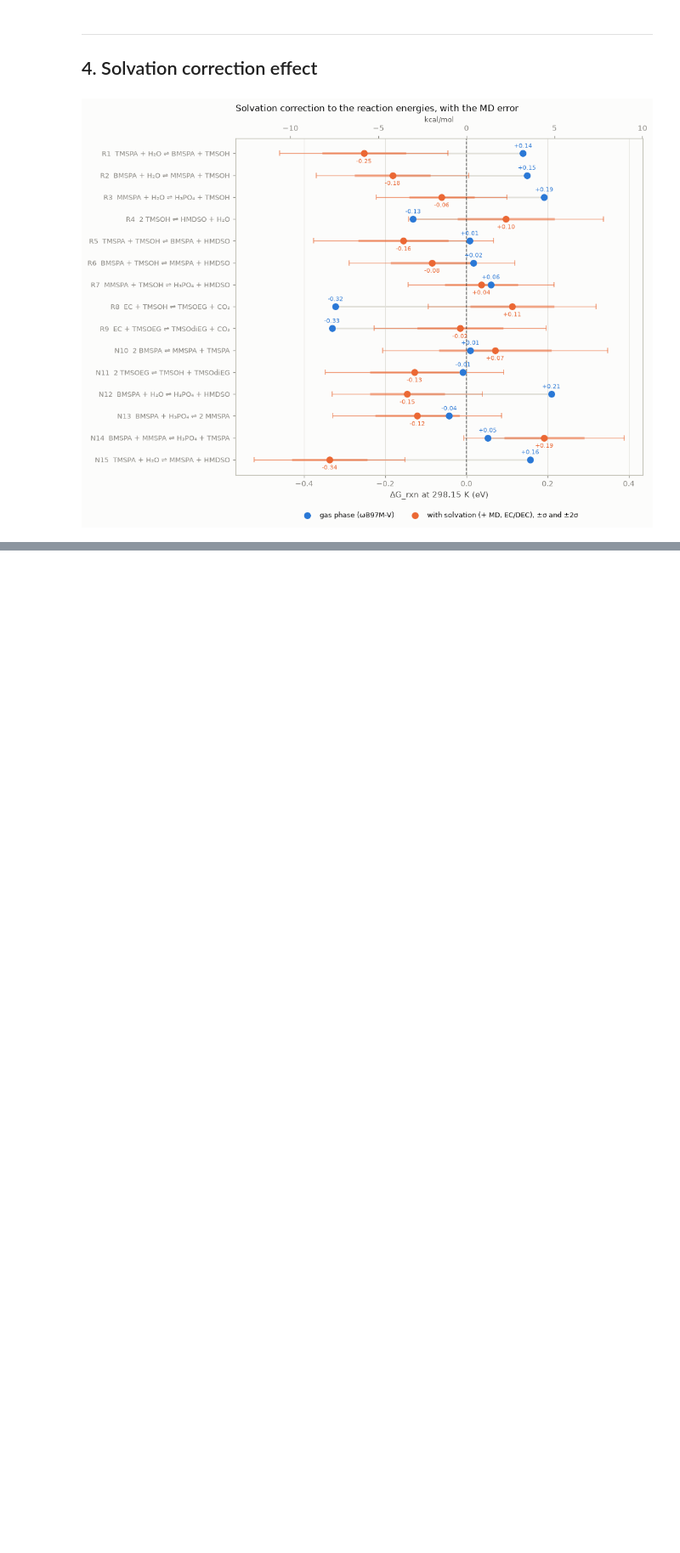
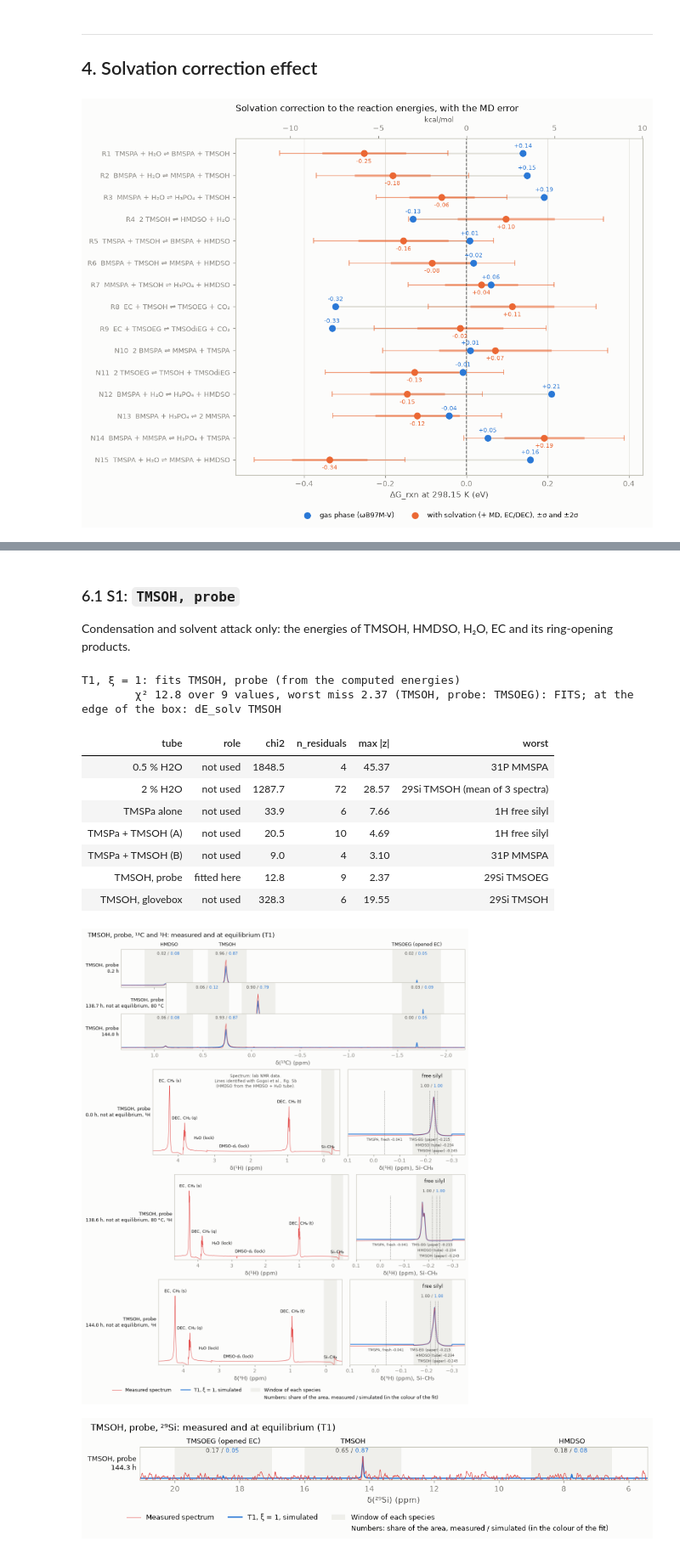
Before and after one commit to yralcaraz/atom-to-reactor, a Jupyter notebook: notebooks/06_fitting_thermo_rev01.ipynb, the cells around one changed output, grey strips where cells are left out. Shown at 85% size. Drawn from its saved outputs; the diff is of its cells as text; code cells hidden in the pictures; blank space fills up the shorter version.

```diff
--- a/notebooks/06_fitting_thermo_rev01.ipynb
+++ b/notebooks/06_fitting_thermo_rev01.ipynb
@@ -496,0 +555,21 @@ XI = 1.0      # ξ: a new sigma, E_solv,i within ±ξ·SD_i; ξ = 2 doubles the
+# %%
+V_ML = 1000.0   # volume of the mixture to prepare (mL)
+
+def tabulate_lab_recipe(tube, V_mL=V_ML):
+    # One row per compound: vol %, c0 of the recipe and of the observables, volume (µL) and mass (mg) for V_mL of mixture
+    solutes = RECIPE_VOL_FRAC[tube]
+    solvent = 1.0 - sum(solutes.values())
+    rows = {}
+    for sp, f in {**solutes, 'EC': solvent / 2, 'DEC': solvent / 2}.items():
+        rows[sp] = {'vol %': 100 * f,
+                    'c0 (mM)': 1e6 * f * DENSITY_G_ML[sp] / calculate_molar_mass(sp),
+                    'c0 in the data (mM)': 1000 * observables['samples'][tube]['c0_M'].get(sp, np.nan),
+                    'volume (mL)': f * V_mL,
+                    'mass (g)': f * V_mL * DENSITY_G_ML[sp]}
+    return pd.DataFrame.from_dict(rows, orient='index').rename_axis(f'{tube}, V = {V_mL:g} mL')
+
+
+for step, tube in STEP_TUBES.items():
+    print(f'{step}: {tube}')
+    display(tabulate_lab_recipe(tube).style.format({'vol %': '{:.2f}', 'c0 (mM)': '{:.1f}', 'c0 in the data (mM)': '{:.1f}',
+                                                    'volume (mL)': '{:.2f}', 'mass (g)': '{:.2f}'}, na_rep='—'))
@@ -496,0 +623,11 @@ XI = 1.0      # ξ: a new sigma, E_solv,i within ±ξ·SD_i; ξ = 2 doubles the
+# %%
+# Every usable spectrum of the tube each step adds, in the order taken: its number of scans, and per window the share
+# with its standard errors from the noise and from the baseline
+scans = pd.read_csv(REPO / 'notebooks' / 'results' / 'thermo1_steps' / 'spectra_shares.csv')
+for step, tube in STEP_TUBES.items():
+    print(f'{step}: {tube}')
+    spectra = scans[scans['tube'] == tube].sort_values('t_h', kind='stable')
+    spectra = spectra.rename(columns={'t_h': 't (h)', 'T_C': 'T (°C)', 'sigma_noise': 'σ noise', 'sigma_baseline': 'σ baseline'})
+    display(spectra.set_index(['nucleus', 't (h)', 'T (°C)', 'scans', 'file'])[['window', 'share', 'σ noise', 'σ baseline']]
+            .style.format({'share': '{:.3f}', 'σ noise': '{:.3f}', 'σ baseline': '{:.3f}'})
+            .format_index('{:.1f}', level=[1, 2]))
@@ -496,0 +905,20 @@ XI = 1.0      # ξ: a new sigma, E_solv,i within ±ξ·SD_i; ξ = 2 doubles the
+# %% [markdown]
+### 6.1 S1: `TMSOH, probe`
+
+Condensation and solvent attack only: the energies of TMSOH, HMDSO, H₂O, EC and its ring-opening products.
+# %%
+XI_S1 = 1.0   # ξ: 1, 2 or 3
+show_thermo_step('T1', XI_S1)
+# %% [output]
+T1, ξ = 1: fits TMSOH, probe (from the computed energies)
+        χ² 12.8 over 9 values, worst miss 2.37 (TMSOH, probe: TMSOEG): FITS; at the edge of the box: dE_solv TMSOH
+| tube | role | chi2 | n_residuals | max |z| | worst |
+| 0.5 % H2O | not used | 1848.5 | 4 | 45.37 | 31P MMSPA |
+| 2 % H2O | not used | 1287.7 | 72 | 28.57 | 29Si TMSOH (mean of 3 spectra) |
+| TMSPa alone | not used | 33.9 | 6 | 7.66 | 1H free silyl |
+| TMSPa + TMSOH (A) | not used | 20.5 | 10 | 4.69 | 1H free silyl |
+| TMSPa + TMSOH (B) | not used | 9.0 | 4 | 3.10 | 31P MMSPA |
+| TMSOH, probe | fitted here | 12.8 | 9 | 2.37 | 29Si TMSOEG |
+| TMSOH, glovebox | not used | 328.3 | 6 | 19.55 | 29Si TMSOH |
+[figure, added]
+[figure, added]
```
Also changed, not shown: parts of 21 cells of this notebook, 17 other files.
